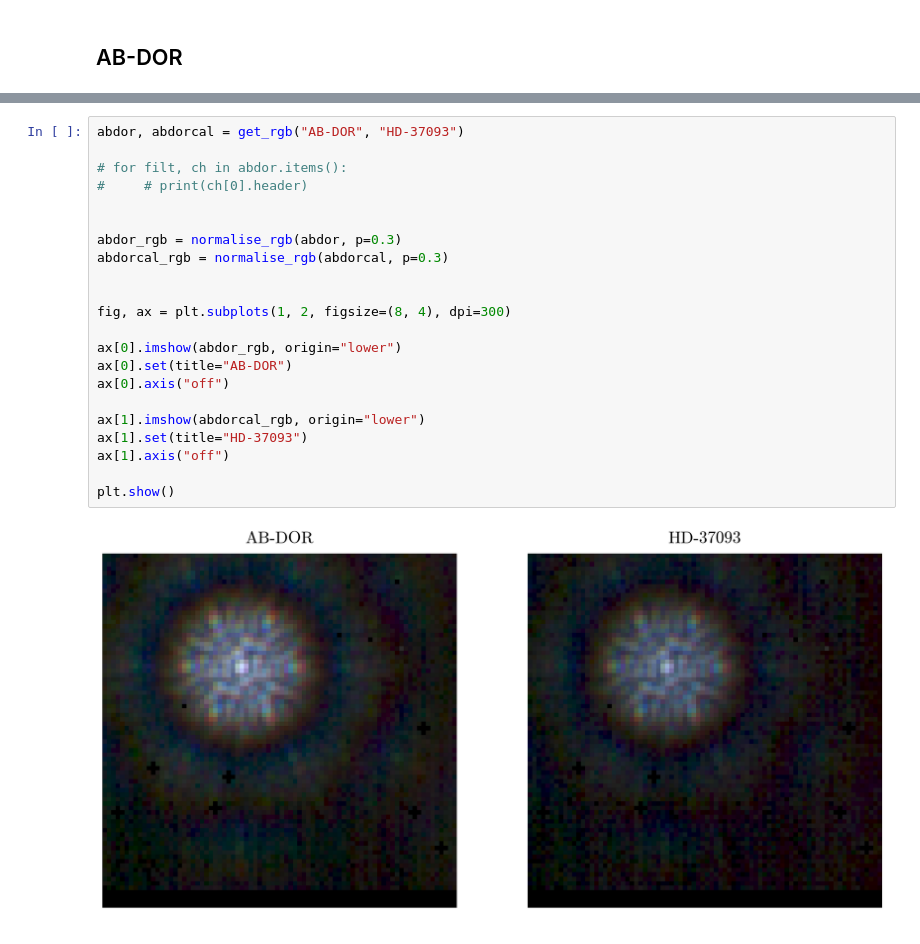
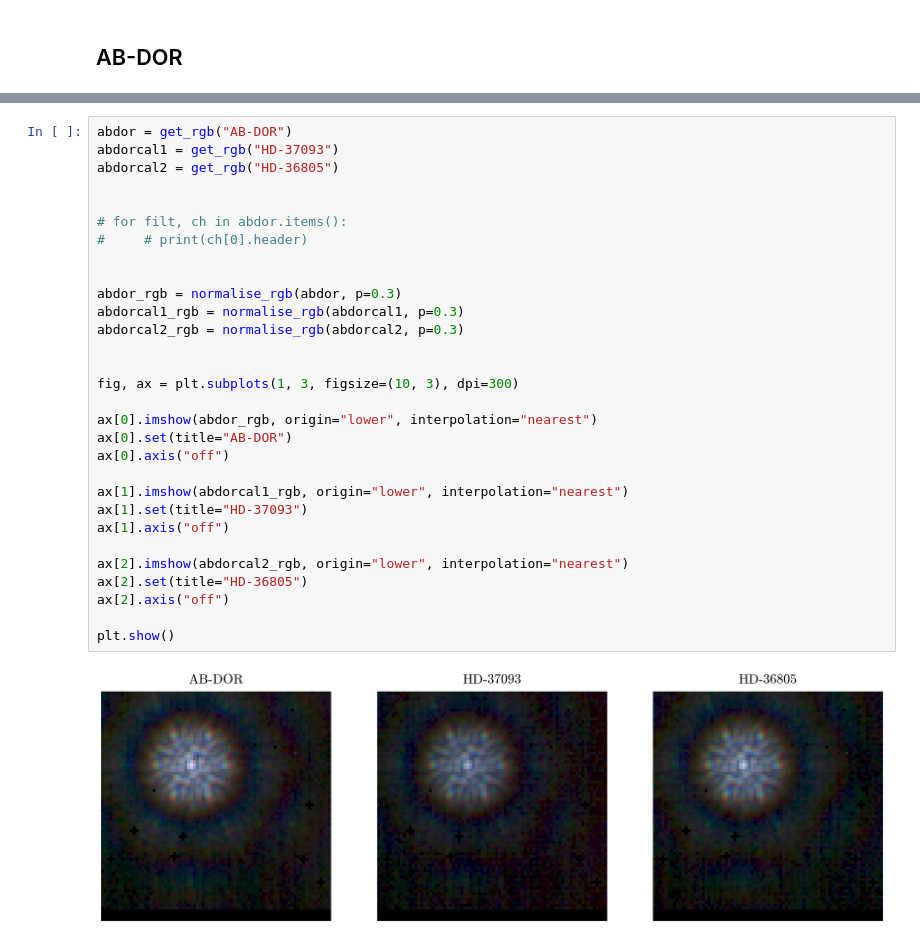
Before and after one commit to maxecharles/dorito_notebooks, a Jupyter notebook: chromatic_psf.ipynb, the cells around one changed output, grey strips where cells are left out. Cells and saved outputs as stored; diff of their text form.

```diff
--- a/chromatic_psf.ipynb
+++ b/chromatic_psf.ipynb
@@ -150,24 +154,32 @@ for file in files:
 # %%
-abdor, abdorcal = get_rgb("AB-DOR", "HD-37093")
+abdor = get_rgb("AB-DOR")
+abdorcal1 = get_rgb("HD-37093")
+abdorcal2 = get_rgb("HD-36805")
+
 
 # for filt, ch in abdor.items():
 #     # print(ch[0].header)
 
 
 abdor_rgb = normalise_rgb(abdor, p=0.3)
-abdorcal_rgb = normalise_rgb(abdorcal, p=0.3)
+abdorcal1_rgb = normalise_rgb(abdorcal1, p=0.3)
+abdorcal2_rgb = normalise_rgb(abdorcal2, p=0.3)
 
 
-fig, ax = plt.subplots(1, 2, figsize=(8, 4), dpi=300)
+fig, ax = plt.subplots(1, 3, figsize=(10, 3), dpi=300)
 
-ax[0].imshow(abdor_rgb, origin="lower")
+ax[0].imshow(abdor_rgb, origin="lower", interpolation="nearest")
 ax[0].set(title="AB-DOR")
 ax[0].axis("off")
 
-ax[1].imshow(abdorcal_rgb, origin="lower")
+ax[1].imshow(abdorcal1_rgb, origin="lower", interpolation="nearest")
 ax[1].set(title="HD-37093")
 ax[1].axis("off")
 
+ax[2].imshow(abdorcal2_rgb, origin="lower", interpolation="nearest")
+ax[2].set(title="HD-36805")
+ax[2].axis("off")
+
 plt.show()
 # %% [output]
-[figure, old version]
+[figure, new version]
```
Also changed, not shown: parts of 14 cells of this notebook.
